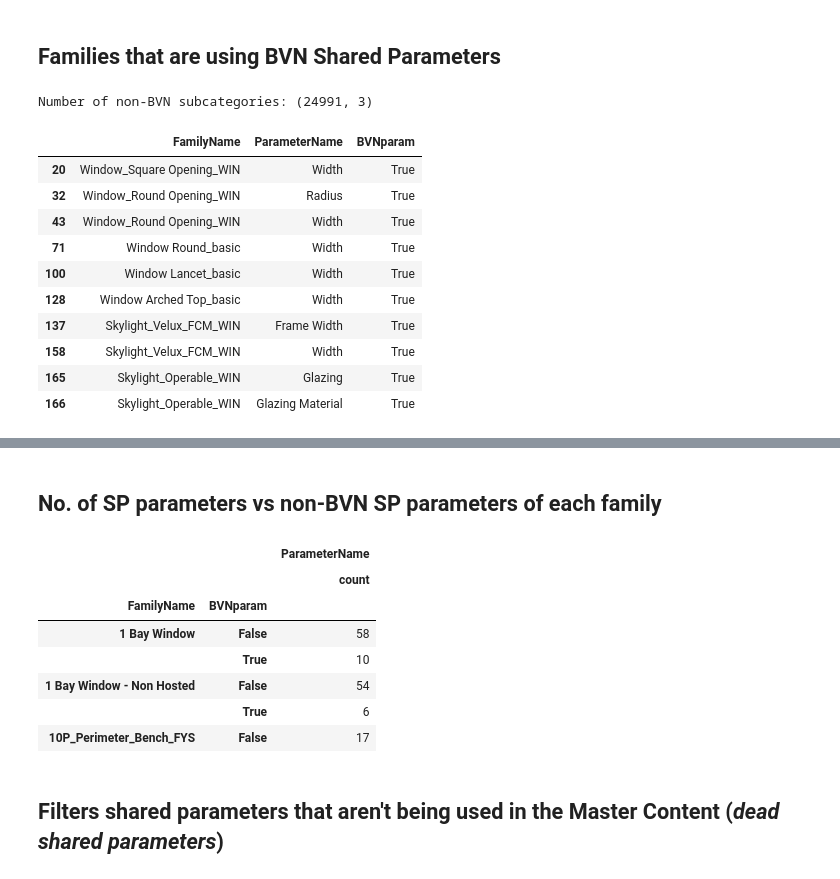
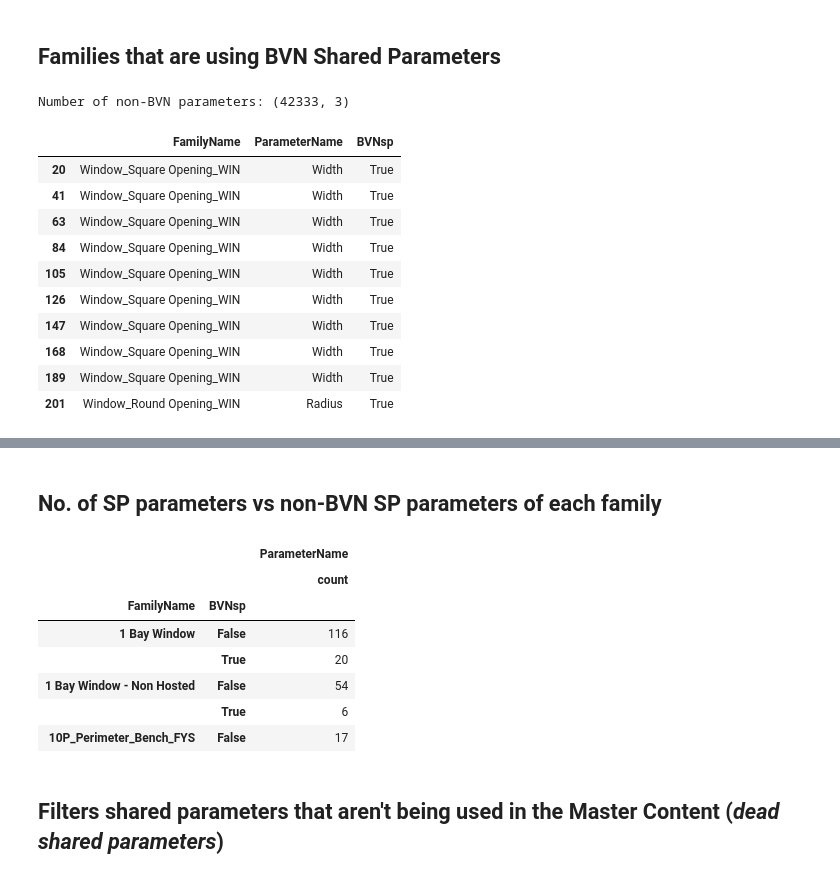
Before and after one commit to annisarivera/mastercontent, a Jupyter notebook: working/Master Content - FamilyParameters.ipynb, the cells around one changed output, grey strips where cells are left out. Drawn from its saved outputs; the diff is of its cells as text; code cells hidden in the pictures.

```diff
--- a/working/Master Content - FamilyParameters.ipynb
+++ b/working/Master Content - FamilyParameters.ipynb
@@ -130,10 +157,9 @@ def stripFileType(row):
 # %%
-p_path = os.path.join(directory, file_dict["Parameters"])
-p = pd.read_excel(p_path)
-
+#Comes up with errors when attempting to format the columns. Commented out for now.
 p["FamilyFilePath"] = p.apply(remove_rfaName, axis=1)
 p["FamilyFilePath"] = p.apply(stripCommonPath, axis=1)
 p["FamilyName"] = p.apply(stripFileType, axis=1)
+p["FamilyEditedLast"] = p.apply(familyEditedLastYear, axis=1)
 
-p.head()
+p.head(5)
 # %% [output]
@@ -190,8 +218,4 @@ sp_BVN = ["Asset Number","Author","Building Name","Building Number","Copyright",
 def is_legit_param(row):
     return row.ParameterName in sp_BVN
 
-p["BVNparam"] = p.apply(is_legit_param, axis=1)
-
-p.drop(["ParameterGUID", "ParameterIsDeterminedByFormula", "ParameterIsInstance", "ParameterIsReporting", "ParameterStorageType", "ParameterAction", "ParameterActionParameter"],axis=1,inplace=True)
-
-p.head(5)
+p["BVNsp"] = p.apply(is_legit_param, axis=1)
@@ -204,0 +226,9 @@ p.head(5)
+# %%
+guids = list(p.ParamterGUID.unique())[1:]
+
+def is_sharedParameter(row):
+    return row.ParamterGUID in guids
+
+p["isSP"] = p.apply(is_sharedParameter, axis=1)
+
+p.head()
@@ -224,28 +259,28 @@ plt.show()
 # %% [markdown]
 ## Families that are using BVN Shared Parameters
 # %%
-nameAndSp = p[["FamilyName", "ParameterName", "BVNparam"]]
+nameAndSp = p[["FamilyName", "ParameterName", "BVNsp"]]
 
 #nameAndSp.head()
 # %%
-legit_param = nameAndSp[nameAndSp.BVNparam==True]
+legit_param = nameAndSp[nameAndSp.BVNsp==True]
 
-print "Number of non-BVN subcategories:", legit_param.shape
+print "Number of non-BVN parameters:", legit_param.shape
 
 legit_param.head(10)
 # %% [output]
-Number of non-BVN subcategories: (24991, 3)
+Number of non-BVN parameters: (42333, 3)
-|  | FamilyName | ParameterName | BVNparam |
+|  | FamilyName | ParameterName | BVNsp |
 | 20 | Window_Square Opening_WIN | Width | True |
-| 32 | Window_Round Opening_WIN | Radius | True |
-| 43 | Window_Round Opening_WIN | Width | True |
-| 71 | Window Round_basic | Width | True |
-| 100 | Window Lancet_basic | Width | True |
-| 128 | Window Arched Top_basic | Width | True |
-| 137 | Skylight_Velux_FCM_WIN | Frame Width | True |
-| 158 | Skylight_Velux_FCM_WIN | Width | True |
-| 165 | Skylight_Operable_WIN | Glazing | True |
-| 166 | Skylight_Operable_WIN | Glazing Material | True |
+| 41 | Window_Square Opening_WIN | Width | True |
+| 63 | Window_Square Opening_WIN | Width | True |
+| 84 | Window_Square Opening_WIN | Width | True |
+| 105 | Window_Square Opening_WIN | Width | True |
+| 126 | Window_Square Opening_WIN | Width | True |
+| 147 | Window_Square Opening_WIN | Width | True |
+| 168 | Window_Square Opening_WIN | Width | True |
+| 189 | Window_Square Opening_WIN | Width | True |
+| 201 | Window_Round Opening_WIN | Radius | True |
 # %%
 legit_param.ParameterName.unique()
 # %% [output]
@@ -269,15 +304,15 @@ array([u'Width', u'Radius', u'Frame Width', u'Glazing',
 # %% [markdown]
 ## No. of SP parameters vs non-BVN SP parameters of each family
 # %%
-check_for_sp = nameAndSp.groupby(["FamilyName", "BVNparam"]).agg(["count"])
+check_for_sp = nameAndSp.groupby(["FamilyName", "BVNsp"]).agg(["count"])
 
 check_for_sp.head()
 # %% [output]
 |  |  | ParameterName |
 |  |  | count |
-| FamilyName | BVNparam |  |
-| 1 Bay Window | False | 58 |
-|  | True | 10 |
+| FamilyName | BVNsp |  |
+| 1 Bay Window | False | 116 |
+|  | True | 20 |
 | 1 Bay Window - Non Hosted | False | 54 |
 |  | True | 6 |
 | 10P_Perimeter_Bench_FYS | False | 17 |
```
Also changed, not shown: parts of 25 cells of this notebook, 1 other file.
